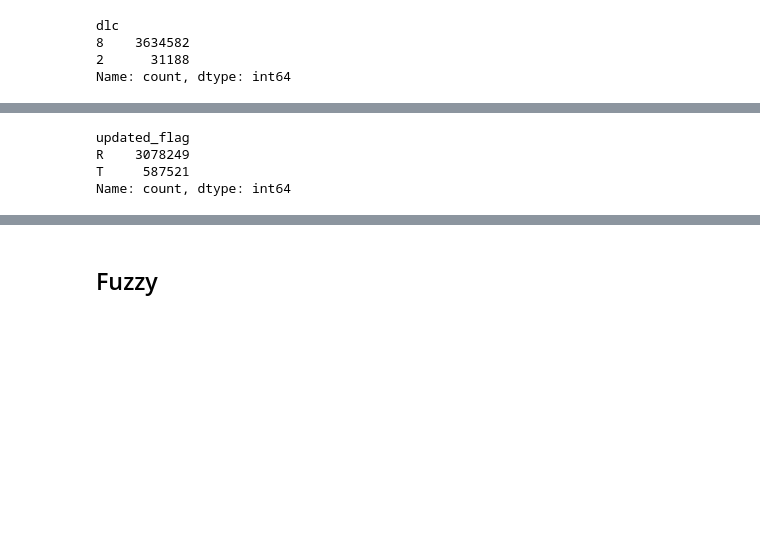
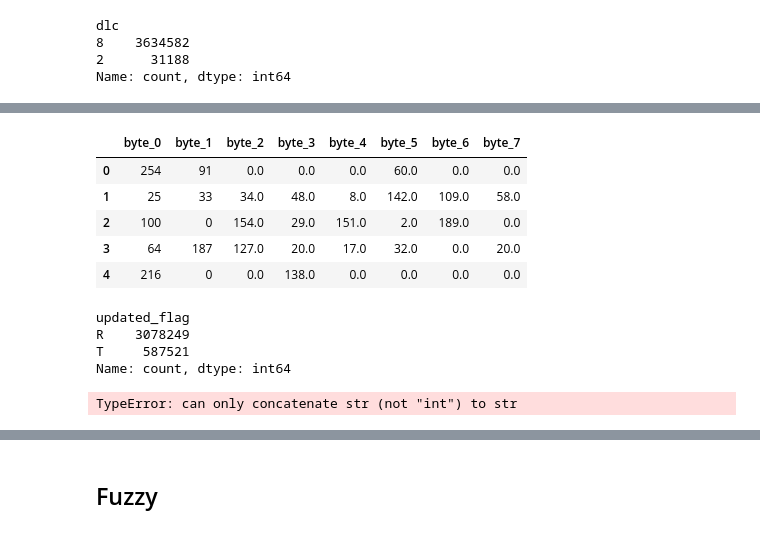
Before and after one commit to FatimeNazliAs/Intrusion-Detection-Systems-using-ML, a Jupyter notebook: notebooks/eda.ipynb, the cells around one changed output, grey strips where cells are left out. Saved outputs shown, nothing was run; the diff lists cells and outputs as text; code cells hidden in the pictures; blank space fills up the shorter version.

```diff
--- a/notebooks/eda.ipynb
+++ b/notebooks/eda.ipynb
@@ -134,6 +144,27 @@ def convert_hex_to_int(value):
         except ValueError:
             raise ValueError(f"Invalid hexadecimal value: {value}")
     return value
+# %%
+def convert_hex_bytes_to_int(data,bytes_col_list):
+    """
+    Convert hexadecimal byte values in specified columns to integers.
+
+    Parameters
+    ----------
+    data : pandas.DataFrame
+        The DataFrame containing the columns to convert.
+    bytes_col_list : list
+        A list of column names containing hexadecimal values as strings.
+
+    Returns
+    -------
+    pandas.DataFrame
+        The modified DataFrame with specified columns converted to integers.
+    """
+    for col in bytes_col_list:
+        if col in data.columns:
+            data[col] = data[col].apply(convert_hex_to_int)
+    return data
 # %%
 def print_unique_datetime_components (data):
     """
@@ -207,3 +256,14 @@ Name: count, dtype: int64
+# %%
+dos_df=convert_hex_bytes_to_int(dos_df,bytes_col_list)
+# %%
+dos_df[bytes_col_list].head()
+# %% [output]
+|  | byte_0 | byte_1 | byte_2 | byte_3 | byte_4 | byte_5 | byte_6 | byte_7 |
+| 0 | 254 | 91 | 0.0 | 0.0 | 0.0 | 60.0 | 0.0 | 0.0 |
+| 1 | 25 | 33 | 34.0 | 48.0 | 8.0 | 142.0 | 109.0 | 58.0 |
+| 2 | 100 | 0 | 154.0 | 29.0 | 151.0 | 2.0 | 189.0 | 0.0 |
+| 3 | 64 | 187 | 127.0 | 20.0 | 17.0 | 32.0 | 0.0 | 20.0 |
+| 4 | 216 | 0 | 0.0 | 138.0 | 0.0 | 0.0 | 0.0 | 0.0 |
 # %%
 #T or R, T represents injected message while R represents normal message
 col="updated_flag"
@@ -219,3 +276,7 @@ dos_df=concatenate_columns(bytes_col_list,"merged_bytes",dos_df)
+# %%
+dos_df=concatenate_columns(bytes_col_list,"merged_bytes",dos_df)
+# %% [output]
+TypeError: can only concatenate str (not "int") to str
 # %%
 col="merged_bytes"
 dos_df[col].nunique()
```
Also changed, not shown: parts of 46 cells of this notebook, 1 other file.
